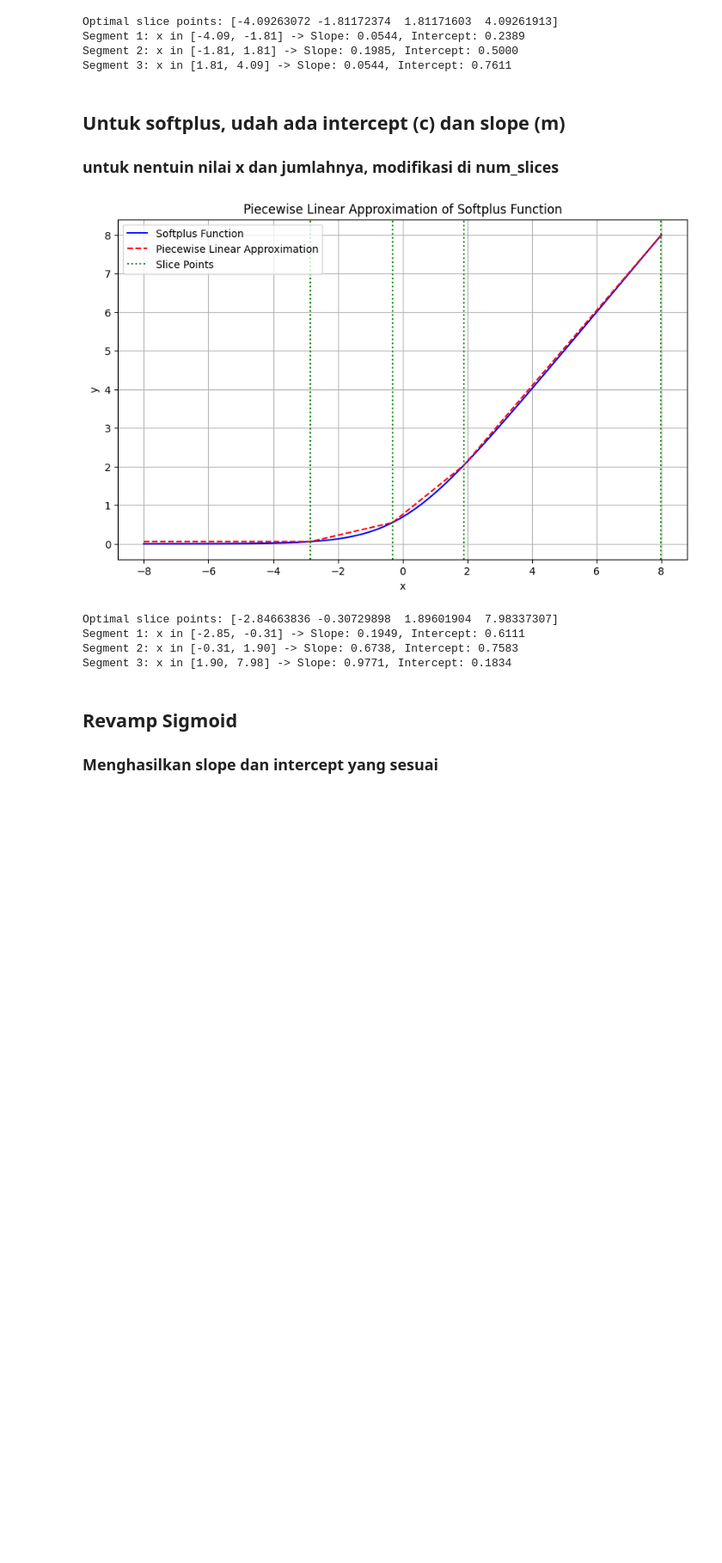
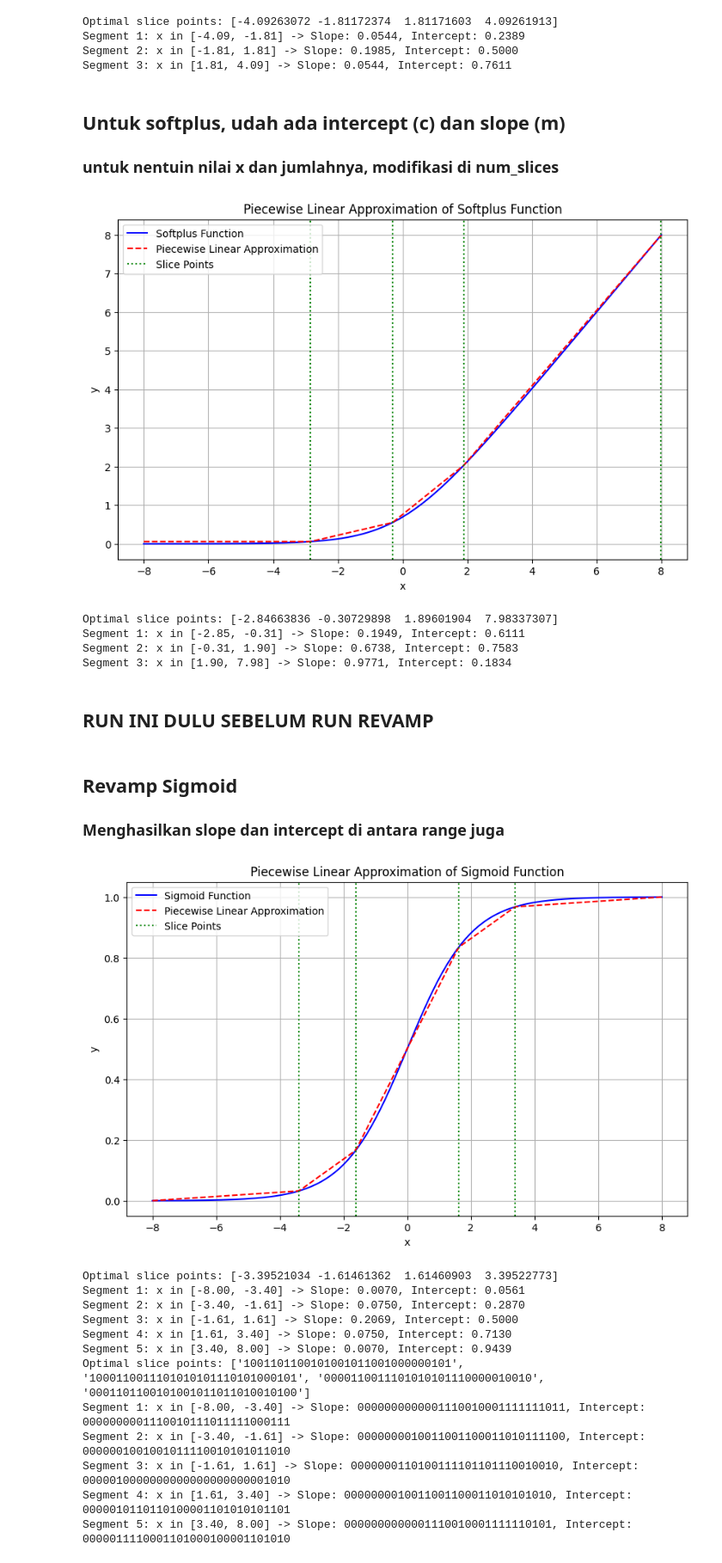
Before and after one commit to iniahmad/ganyang_okinawa, a Jupyter notebook: model_py/find_opt_x.ipynb, the cells around one changed output. Shown: that part at 86% size. Drawn from its saved outputs; the diff is of its cells as text; code cells hidden in the pictures; blank space fills up the shorter version.

Commit message:
add Revamp sigmoid and softplus

```diff
--- a/model_py/find_opt_x.ipynb
+++ b/model_py/find_opt_x.ipynb
@@ -481,9 +481,38 @@ Optimal slice points: [-2.84663836 -0.30729898  1.89601904  7.98337307]
 Segment 1: x in [-2.85, -0.31] -> Slope: 0.1949, Intercept: 0.6111
 Segment 2: x in [-0.31, 1.90] -> Slope: 0.6738, Intercept: 0.7583
 Segment 3: x in [1.90, 7.98] -> Slope: 0.9771, Intercept: 0.1834
+# %% [markdown]
+## RUN INI DULU SEBELUM RUN REVAMP
+# %%
+def float_to_custom_binary(float_value):
+    # Determine the sign bit
+    sign_bit = 0 if float_value >= 0 else 1
+
+    # Get the absolute value of the float for further processing
+    abs_value = abs(float_value)
+
+    # Separate the integer and fractional parts
+    integer_part = int(abs_value)
+    fractional_part = abs_value - integer_part
+
+    # Convert the integer part to binary (4 bits)
+    integer_binary = format(integer_part & 0b1111, '04b')
+
+    # Convert the fractional part to binary (26 bits)
+    fractional_binary = ''
+    for _ in range(26):
+        fractional_part *= 2
+        bit = int(fractional_part)
+        fractional_binary += str(bit)
+        fractional_part -= bit
+
+    # Combine all parts into a single binary string
+    custom_binary = f"{sign_bit}{integer_binary}{fractional_binary}"
+
+    return custom_binary
 # %% [markdown]
 ## Revamp Sigmoid
-### Menghasilkan slope dan intercept yang sesuai
+### Menghasilkan slope dan intercept di antara range juga
 # %%
 import numpy as np
 import matplotlib.pyplot as plt
@@ -561,30 +590,53 @@ num_slices = 4
 x_range = (-8, 8)
 
 # Find optimal slice points
 optimal_slices = find_optimal_slices(num_slices, x_range)
 
 # Generate x values and sigmoid function for plotting
 x_values = np.linspace(x_range[0], x_range[1], 200)
 sigmoid_values = sigmoid(x_values)
 piecewise_values, segments = piecewise_linear(x_values, optimal_slices)
 
 # Plot the results
 plt.figure(figsize=(10, 6))
 plt.plot(x_values, sigmoid_values, label='Sigmoid Function', color='blue')
 plt.plot(x_values, piecewise_values, label='Piecewise Linear Approximation', color='red', linestyle='--')
 plt.axvline(x=optimal_slices[0], color='green', linestyle=':', label='Slice Points')
 plt.axvline(x=optimal_slices[-1], color='green', linestyle=':')
 for point in optimal_slices[1:-1]:
     plt.axvline(x=point, color='green', linestyle=':')
 plt.title('Piecewise Linear Approximation of Sigmoid Function')
 plt.xlabel('x')
 plt.ylabel('y')
 plt.legend()
 plt.grid()
 plt.show()
 
 # Print optimal slice points and corresponding slopes and intercepts
 print("Optimal slice points:", optimal_slices)
 for i in range(len(segments)):
  slope, intercept, x1, x2 = segments[i]
  print(f"Segment {i + 1}: x in [{x1:.2f}, {x2:.2f}] -> Slope: {slope:.4f}, Intercept: {intercept:.4f}")
+
+# Print optimal slice points and corresponding slopes and intercepts in custom binary format
+print("KODE BINER")
+print("Optimal slice points:", [float_to_custom_binary(x) for x in optimal_slices])
+for i in range(len(segments)):
+    slope, intercept, x1, x2 = segments[i]
+    slope_binary = float_to_custom_binary(slope)
+    intercept_binary = float_to_custom_binary(intercept)
+    print(f"Segment {i + 1}: x in [{x1:.2f}, {x2:.2f}] -> Slope: {slope_binary}, Intercept: {intercept_binary}")
+# %% [output]
+[figure, added]
+Optimal slice points: [-3.39521034 -1.61461362  1.61460903  3.39522773]
+Segment 1: x in [-8.00, -3.40] -> Slope: 0.0070, Intercept: 0.0561
+Segment 2: x in [-3.40, -1.61] -> Slope: 0.0750, Intercept: 0.2870
+Segment 3: x in [-1.61, 1.61] -> Slope: 0.2069, Intercept: 0.5000
+Segment 4: x in [1.61, 3.40] -> Slope: 0.0750, Intercept: 0.7130
+Segment 5: x in [3.40, 8.00] -> Slope: 0.0070, Intercept: 0.9439
+Optimal slice points: ['1001101100101001011001000000101', '1000110011101010101110101000101', '0000110011101010101110000010010', '0001101100101001011011010010100']
+Segment 1: x in [-8.00, -3.40] -> Slope: 0000000000001110010001111111011, Intercept: 0000000001110010111011111000111
+Segment 2: x in [-3.40, -1.61] -> Slope: 0000000010011001100011010111100, Intercept: 0000001001001011110010101011010
+Segment 3: x in [-1.61, 1.61] -> Slope: 0000000110100111101101110010010, Intercept: 0000010000000000000000000001010
+Segment 4: x in [1.61, 3.40] -> Slope: 0000000010011001100011010101010, Intercept: 0000010110110100001101010101101
+Segment 5: x in [3.40, 8.00] -> Slope: 0000000000001110010001111110101, Intercept: 0000011110001101000100001101010
```
Also changed, not shown: parts of 2 cells of this notebook.
